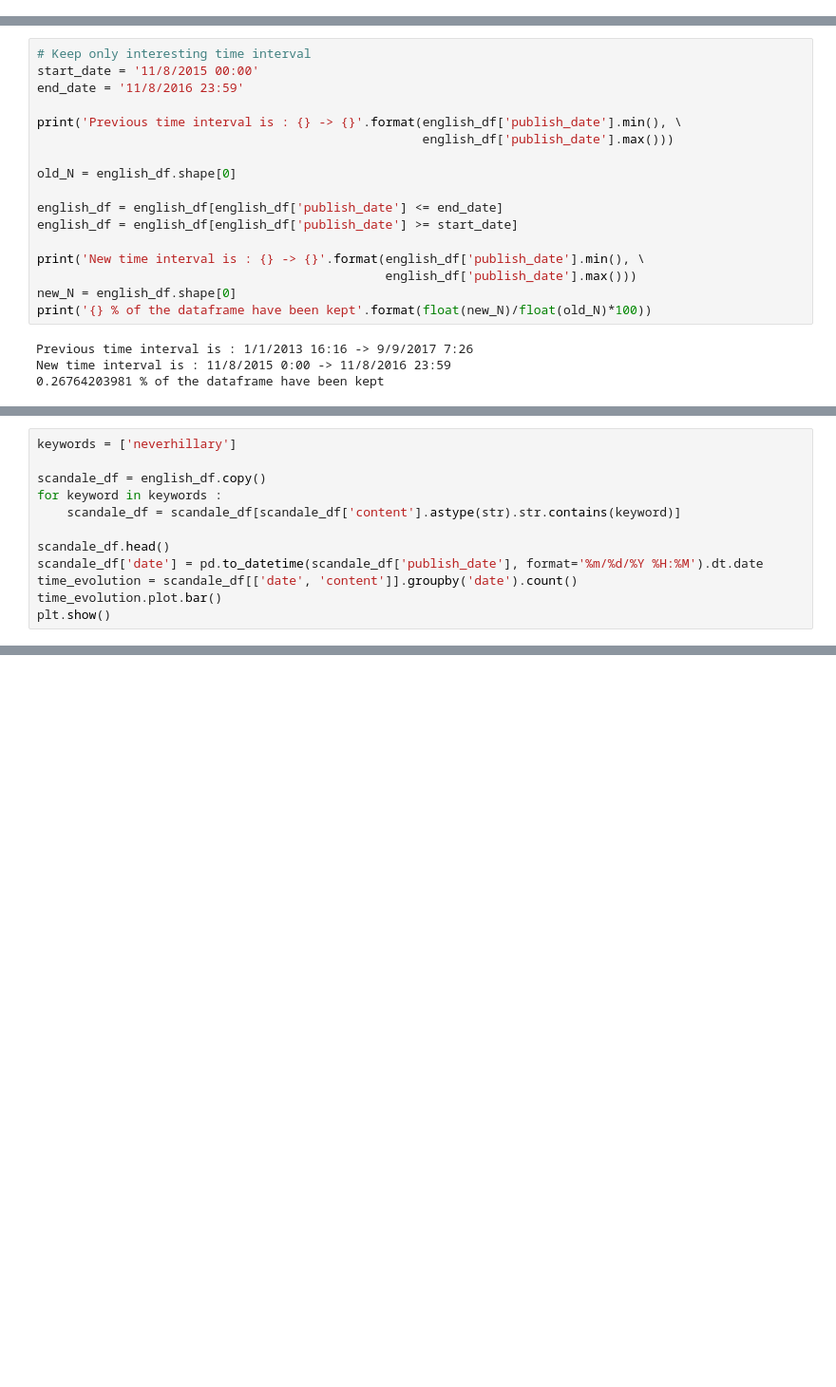
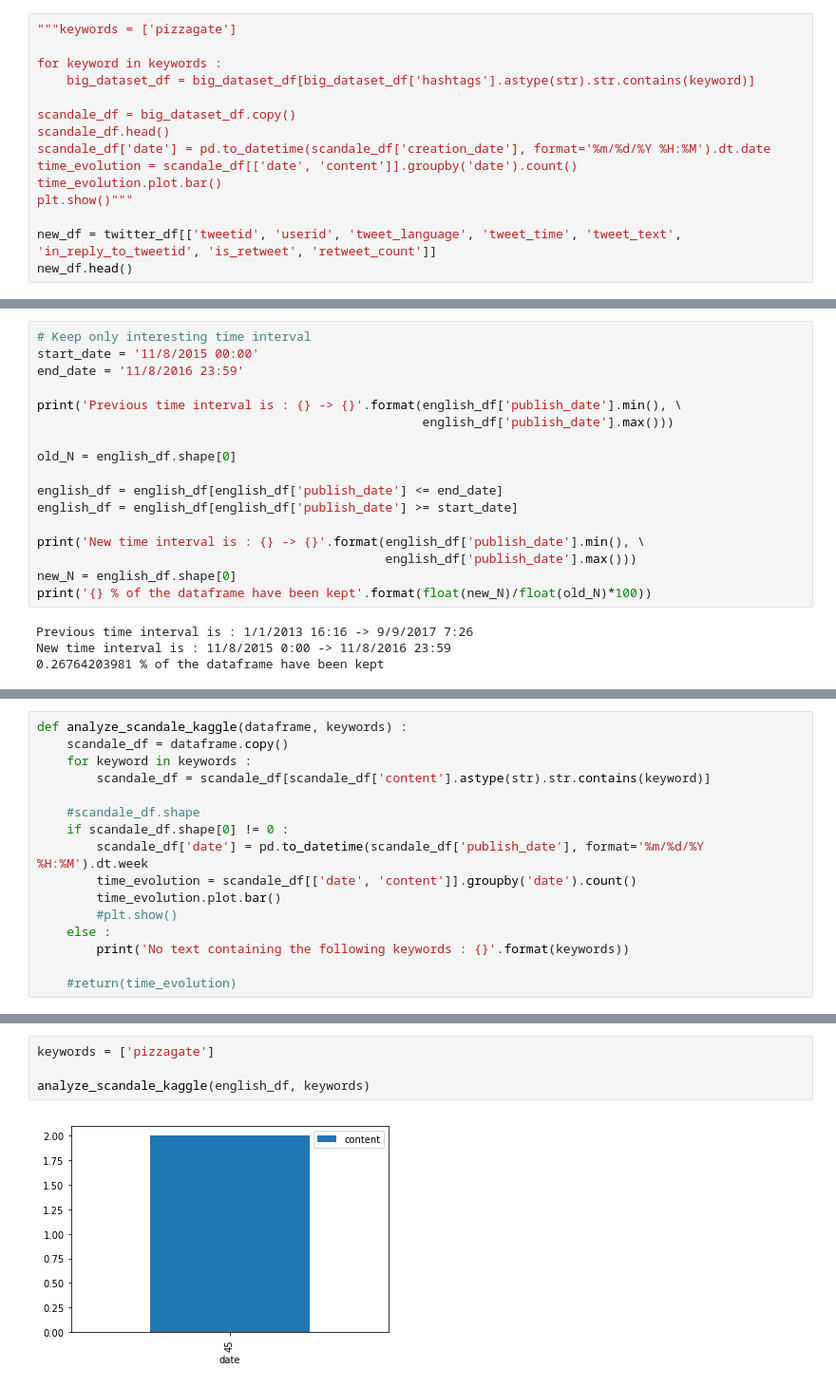
Before and after one commit to journeadrien/Project, a Jupyter notebook: python_code/project.ipynb, the cells around one changed output, grey strips where cells are left out. Shown: that part at 95% size. Saved outputs shown, nothing was run; the diff lists cells and outputs as text; blank space fills up the shorter version.

```diff
--- a/python_code/project.ipynb
+++ b/python_code/project.ipynb
@@ -274,0 +400,15 @@ The number of null date values is : 0 (0.0 %)
+# %%
+"""keywords = ['pizzagate']
+
+for keyword in keywords :
+    big_dataset_df = big_dataset_df[big_dataset_df['hashtags'].astype(str).str.contains(keyword)]
+
+scandale_df = big_dataset_df.copy()
+scandale_df.head()
+scandale_df['date'] = pd.to_datetime(scandale_df['creation_date'], format='%m/%d/%Y %H:%M').dt.date
+time_evolution = scandale_df[['date', 'content']].groupby('date').count()
+time_evolution.plot.bar()
+plt.show()"""
+
+new_df = twitter_df[['tweetid', 'userid', 'tweet_language', 'tweet_time', 'tweet_text', 'in_reply_to_tweetid', 'is_retweet', 'retweet_count']]
+new_df.head()
@@ -354,12 +546,16 @@ To see the impact of each scandale, we will look for different results :
 # %%
-keywords = ['neverhillary']
+def analyze_scandale_kaggle(dataframe, keywords) :
+    scandale_df = dataframe.copy()
+    for keyword in keywords :
+        scandale_df = scandale_df[scandale_df['content'].astype(str).str.contains(keyword)]
 
-scandale_df = english_df.copy()
-for keyword in keywords :
-    scandale_df = scandale_df[scandale_df['content'].astype(str).str.contains(keyword)]
+    #scandale_df.shape
+    if scandale_df.shape[0] != 0 :
+        scandale_df['date'] = pd.to_datetime(scandale_df['publish_date'], format='%m/%d/%Y %H:%M').dt.week
+        time_evolution = scandale_df[['date', 'content']].groupby('date').count()
+        time_evolution.plot.bar()
+        #plt.show()
+    else :
+        print('No text containing the following keywords : {}'.format(keywords))
 
-scandale_df.head()
-scandale_df['date'] = pd.to_datetime(scandale_df['publish_date'], format='%m/%d/%Y %H:%M').dt.date
-time_evolution = scandale_df[['date', 'content']].groupby('date').count()
-time_evolution.plot.bar()
-plt.show()
+    #return(time_evolution)
@@ -374,3 +562,9 @@ english_df[english_df['publish_date'] == test]
+# %%
+keywords = ['pizzagate']
+
+analyze_scandale_kaggle(english_df, keywords)
+# %% [output]
+[figure, added]
 # %%
 """quote_tweet_df = english_df[english_df['retweet'] == 0]
 retweet_df = english_df[english_df['retweet'] == 1]
```
Also changed, not shown: parts of 48 cells of this notebook.
